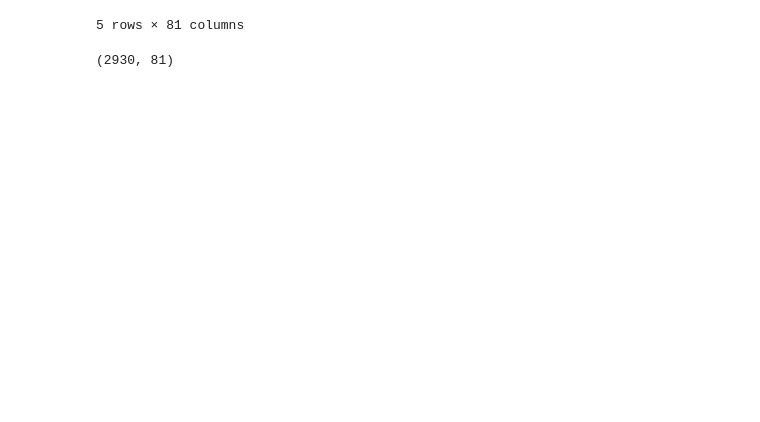
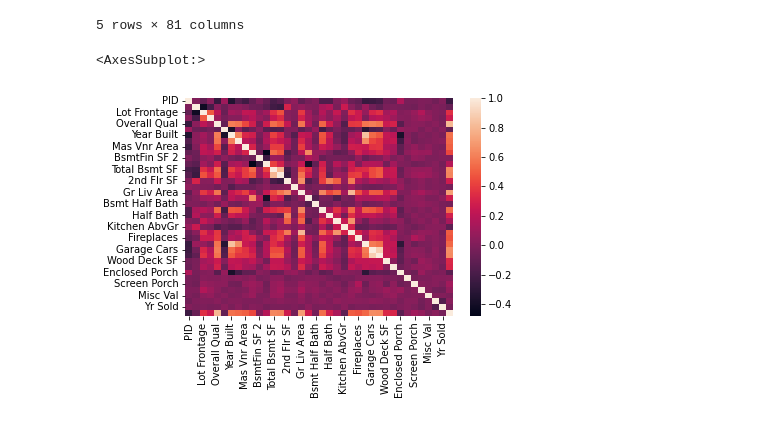
Before and after one commit to sadhiin/python-ML-DS-Masterclass-, a Jupyter notebook: 02-Feature Engineering/01-FE and Data Preprocessing.ipynb, the cells around one changed output. Cells and saved outputs as stored; diff of their text form; code cells hidden in the pictures; blank space fills up the shorter version.

```diff
--- a/02-Feature Engineering/01-FE and Data Preprocessing.ipynb
+++ b/02-Feature Engineering/01-FE and Data Preprocessing.ipynb
@@ -88,7 +88,8 @@ df.head()
 | 3 | 526353030 | 20 | RL | 93.0 | 11160 | Pave | NaN | Reg | Lvl | ... |
 | 4 | 527105010 | 60 | RL | 74.0 | 13830 | Pave | NaN | IR1 | Lvl | ... |
 5 rows × 81 columns
-# %%
-df.shape
-# %% [output]
-(2930, 81)
+# %%
+sns.heatmap(df.corr())
+# %% [output]
+<AxesSubplot:>
+[figure, added]
```
Also changed, not shown: parts of 10 cells of this notebook, 1 other file.
